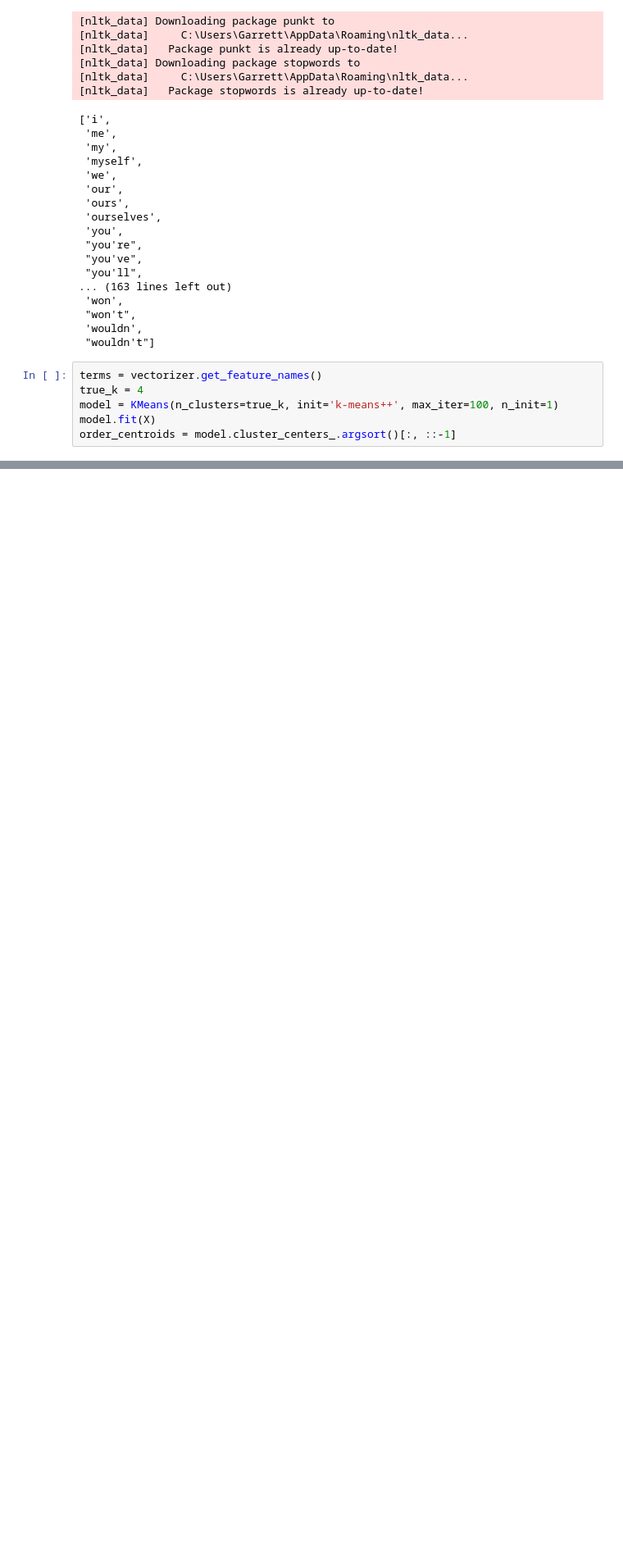
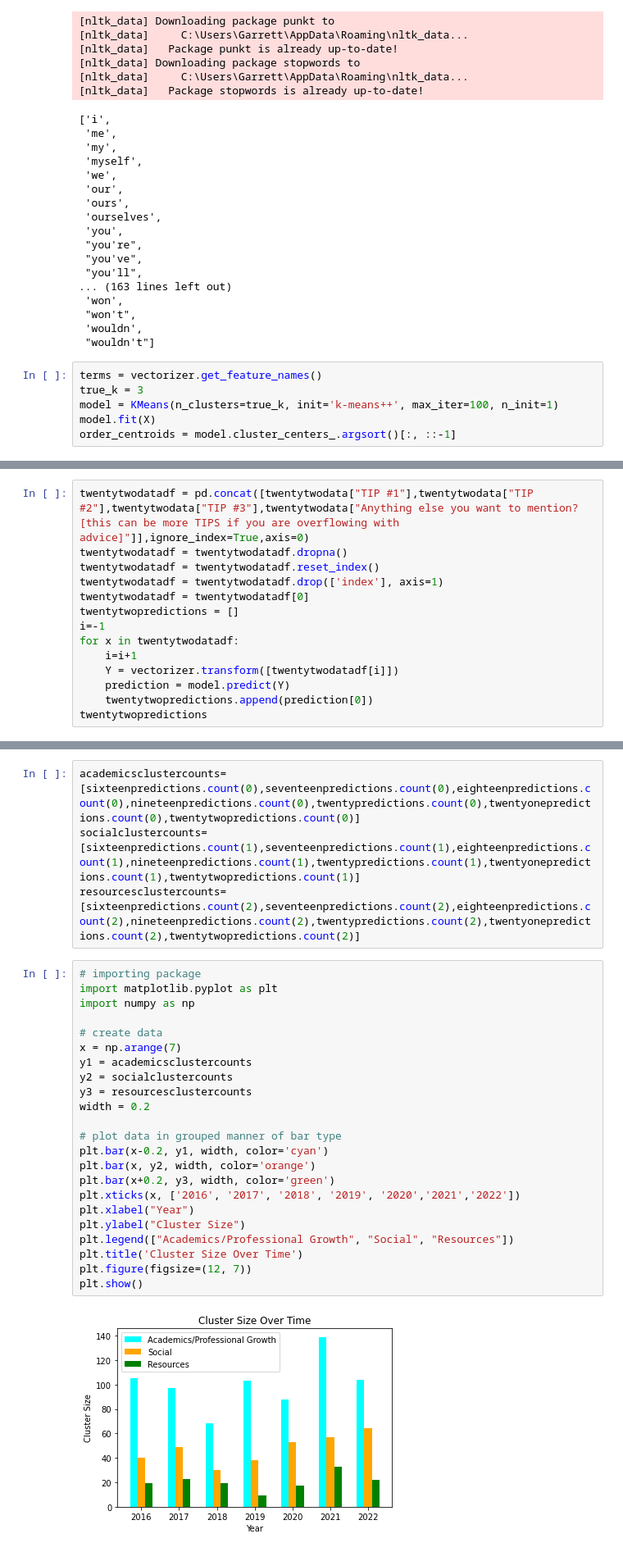
Before and after one commit to Grwatki3/IAA_TIPS, a Jupyter notebook: Clustering.ipynb, the cells around one changed output, grey strips where cells are left out. Shown at 82% size. Cells and saved outputs as stored; diff of their text form; blank space fills up the shorter version.

```diff
--- a/Clustering.ipynb
+++ b/Clustering.ipynb
@@ -70,7 +70,7 @@ stopwords.words('english')
  "wouldn't"]
 # %%
 terms = vectorizer.get_feature_names()
-true_k = 4
+true_k = 3
 model = KMeans(n_clusters=true_k, init='k-means++', max_iter=100, n_init=1)
 model.fit(X)
 order_centroids = model.cluster_centers_.argsort()[:, ::-1]
@@ -101,0 +545,14 @@ Cluster 0:
+# %%
+twentytwodatadf = pd.concat([twentytwodata["TIP #1"],twentytwodata["TIP #2"],twentytwodata["TIP #3"],twentytwodata["Anything else you want to mention? [this can be more TIPS if you are overflowing with advice]"]],ignore_index=True,axis=0)
+twentytwodatadf = twentytwodatadf.dropna()
+twentytwodatadf = twentytwodatadf.reset_index()
+twentytwodatadf = twentytwodatadf.drop(['index'], axis=1)
+twentytwodatadf = twentytwodatadf[0]
+twentytwopredictions = []
+i=-1
+for x in twentytwodatadf:
+    i=i+1
+    Y = vectorizer.transform([twentytwodatadf[i]])
+    prediction = model.predict(Y)
+    twentytwopredictions.append(prediction[0])
+twentytwopredictions
@@ -101,0 +577,29 @@ Cluster 0:
+# %%
+academicsclustercounts=[sixteenpredictions.count(0),seventeenpredictions.count(0),eighteenpredictions.count(0),nineteenpredictions.count(0),twentypredictions.count(0),twentyonepredictions.count(0),twentytwopredictions.count(0)]
+socialclustercounts=[sixteenpredictions.count(1),seventeenpredictions.count(1),eighteenpredictions.count(1),nineteenpredictions.count(1),twentypredictions.count(1),twentyonepredictions.count(1),twentytwopredictions.count(1)]
+resourcesclustercounts=[sixteenpredictions.count(2),seventeenpredictions.count(2),eighteenpredictions.count(2),nineteenpredictions.count(2),twentypredictions.count(2),twentyonepredictions.count(2),twentytwopredictions.count(2)]
+# %%
+# importing package
+import matplotlib.pyplot as plt
+import numpy as np
+
+# create data
+x = np.arange(7)
+y1 = academicsclustercounts
+y2 = socialclustercounts
+y3 = resourcesclustercounts
+width = 0.2
+
+# plot data in grouped manner of bar type
+plt.bar(x-0.2, y1, width, color='cyan')
+plt.bar(x, y2, width, color='orange')
+plt.bar(x+0.2, y3, width, color='green')
+plt.xticks(x, ['2016', '2017', '2018', '2019', '2020','2021','2022'])
+plt.xlabel("Year")
+plt.ylabel("Cluster Size")
+plt.legend(["Academics/Professional Growth", "Social", "Resources"])
+plt.title('Cluster Size Over Time')
+plt.figure(figsize=(12, 7))
+plt.show()
+# %% [output]
+[figure, added]
```
Also changed, not shown: parts of 28 cells of this notebook.
